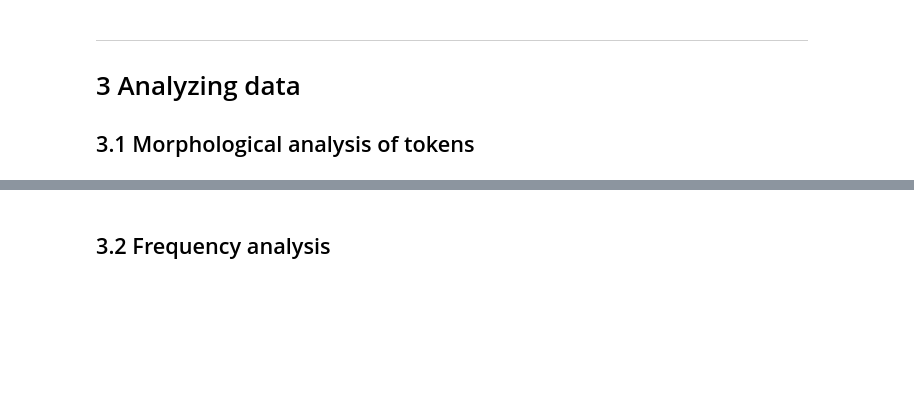
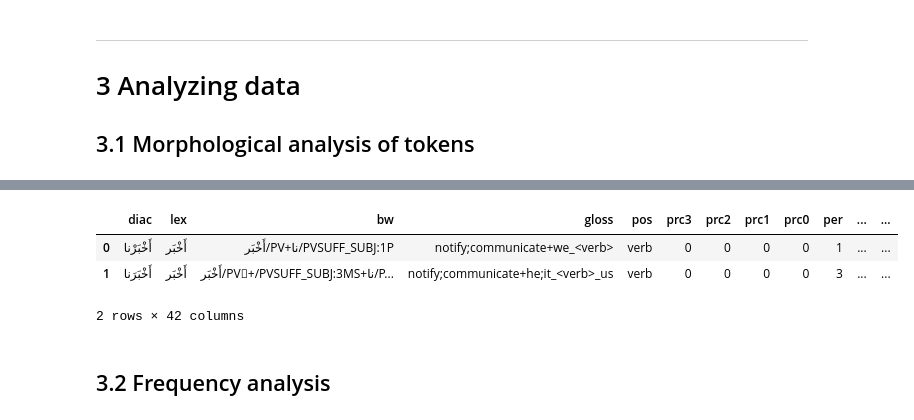
Before and after one commit to apbernhard/altafsir_scraper, a Jupyter notebook: ScrapeBook.ipynb, the cells around one changed output, grey strips where cells are left out. Drawn from its saved outputs; the diff is of its cells as text; code cells hidden in the pictures; blank space fills up the shorter version.

```diff
--- a/ScrapeBook.ipynb
+++ b/ScrapeBook.ipynb
@@ -88,8 +86,8 @@ mle = MLEDisambiguator.pretrained('calima-msa-r13')
 
 # `split=True`: morphological tokens are output as seperate strings.
 tokenizer = MorphologicalTokenizer(mle, scheme='d3tok', split=True)
-t1s114a1["TokenizedMorph"] = tokenizer.tokenize(t1s114a1["Tokenized"])
+corpus["TokenizedMorph"] = tokenizer.tokenize(corpus["Tokenized"])
 
 # Rausfiltern unselbständiger Morpheme
-t1s114a1["TokenizedMorph"] = [token for token in t1s114a1["TokenizedMorph"] if not '+' in token]
+corpus["TokenizedMorph"] = [token for token in corpus["TokenizedMorph"] if not '+' in token]
 # %%
@@ -178,3 +154,10 @@ t1s114a1_token_analysis[2]
+# %%
+corpus_token_analysis[34]
+# %% [output]
+|  | diac | lex | bw | gloss | pos | prc3 | prc2 | prc1 | prc0 | per | ... | ... |
+| 0 | أَخْبَرْنا | أَخْبَر | أَخْبَر/PV+نا/PVSUFF_SUBJ:1P | notify;communicate+we_<verb> | verb | 0 | 0 | 0 | 0 | 1 | ... | ... |
+| 1 | أَخْبَرَنا | أَخْبَر | أَخْبَر/PV+َ/PVSUFF_SUBJ:3MS+نا/P... | notify;communicate+he;it_<verb>_us | verb | 0 | 0 | 0 | 0 | 3 | ... | ... |
+2 rows × 42 columns
 # %% [markdown]
 ## 3.2 Frequency analysis
 # %%
```
Also changed, not shown: parts of 23 cells of this notebook, 2 other files.
